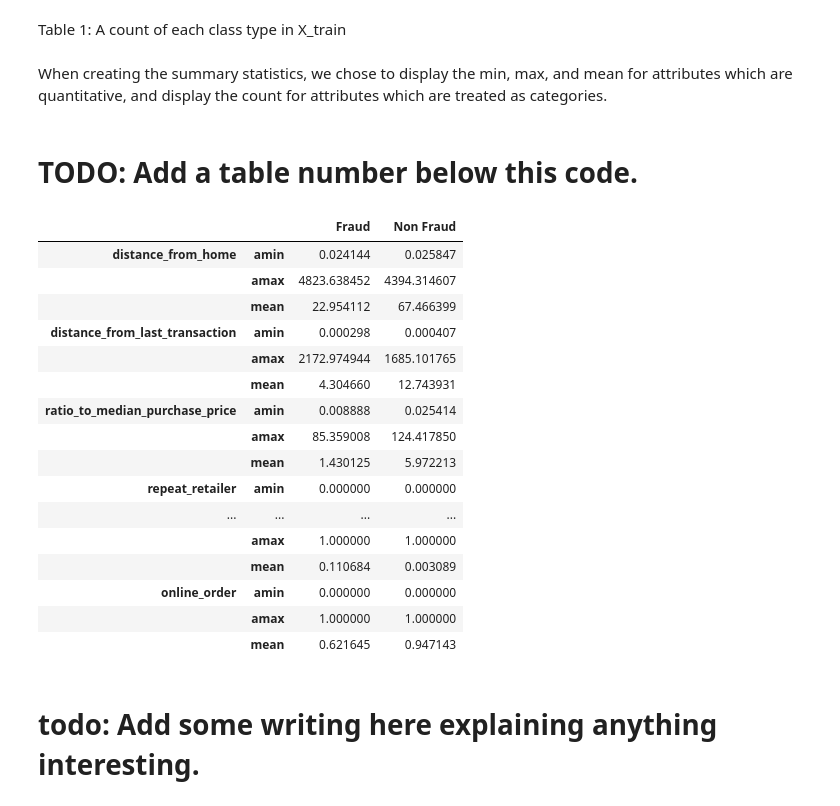
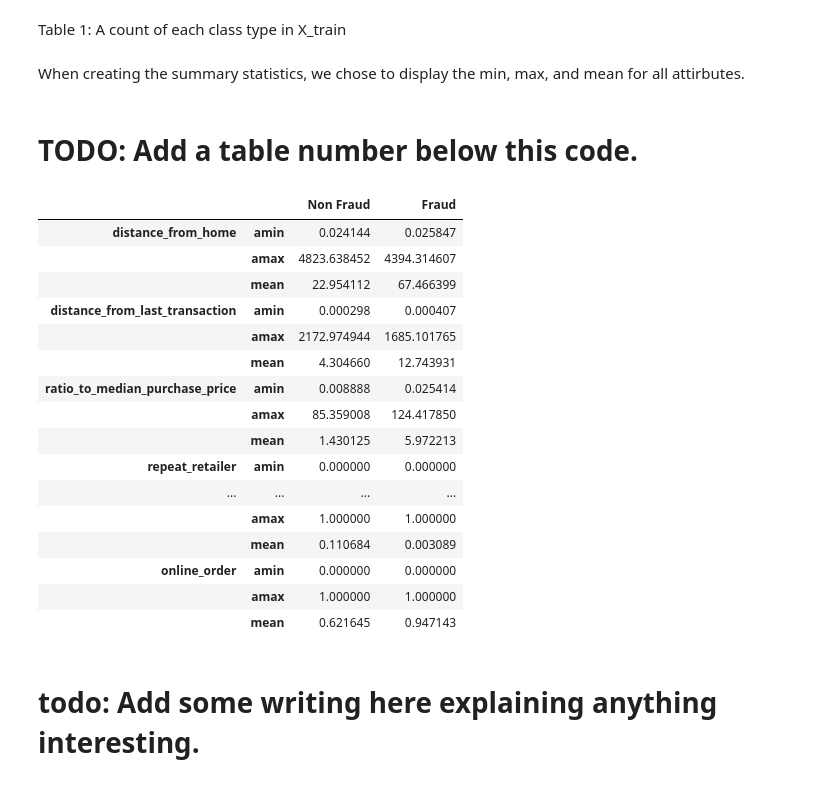
Before and after one commit to JonAndYu/ECON323-Project, a Jupyter notebook: project.ipynb, the cells around one changed output. Saved outputs shown, nothing was run; the diff lists cells and outputs as text; code cells hidden in the pictures.

Commit message:
Fixed summary table

```diff
--- a/project.ipynb
+++ b/project.ipynb
@@ -226,17 +226,17 @@ class_count(y_train)
 # %% [markdown]
 Table 1: A count of each class type in X_train
 # %% [markdown]
-When creating the summary statistics, we chose to display the min, max, and mean for attributes which are quantitative, and display the count for attributes which are treated as categories.
+When creating the summary statistics, we chose to display the min, max, and mean for all attirbutes.
 # %% [markdown]
 # TODO: Add a table number below this code.
 # %%
 summary_tbl = pd.concat((X_train, y_train), axis=1) \
     .groupby('fraud') \
     .agg((np.min, np.max, np.mean)).T
-summary_tbl.columns = ["Fraud", "Non Fraud"]
+summary_tbl.columns = ["Non Fraud", "Fraud"]
 summary_tbl
 # %% [output]
-|  |  | Fraud | Non Fraud |
+|  |  | Non Fraud | Fraud |
 | distance_from_home | amin | 0.024144 | 0.025847 |
 |  | amax | 4823.638452 | 4394.314607 |
 |  | mean | 22.954112 | 67.466399 |
```
